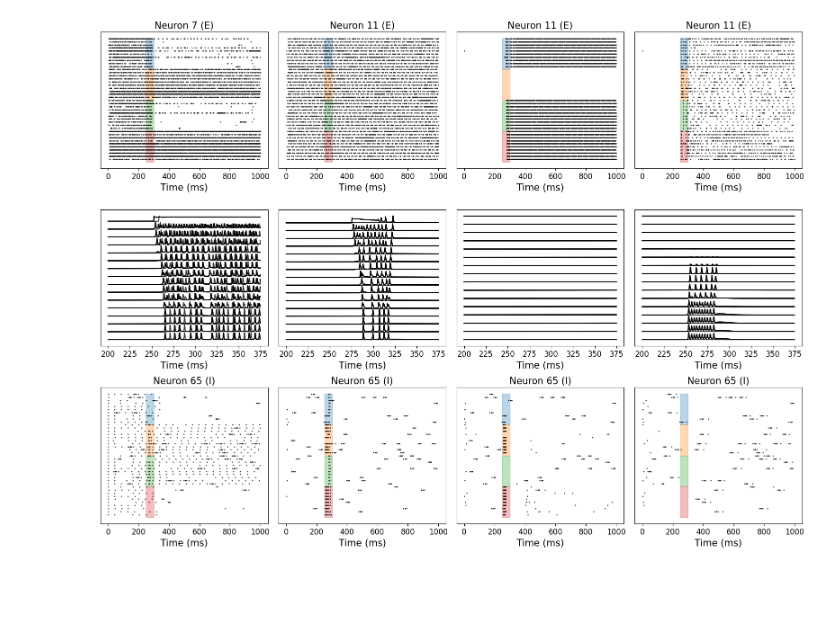
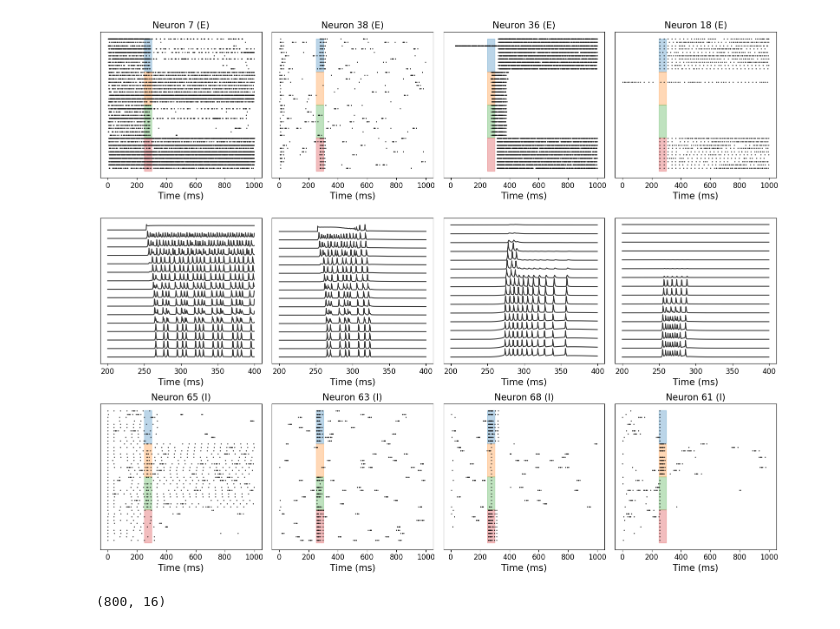
Before and after one commit to ntolley/dendractor, a Jupyter notebook: figures/plot_single_cell_response.ipynb, the cells around one changed output. Cells and saved outputs as stored; diff of their text form; code cells hidden in the pictures; blank space fills up the shorter version.

Commit message:
good setup for singleneuron figure

```diff
--- a/figures/plot_single_cell_response.ipynb
+++ b/figures/plot_single_cell_response.ipynb
@@ -95,13 +97,14 @@ config_list = [
     ]
 
 
-E_cell_indices = [7, 11, 11, 11]
-I_cell_indices = [65, 65, 65, 65]
+E_cell_indices = [7, 38, 36, 18]
+I_cell_indices = [65, 63, 68, 61]
 
-ephys_cell_indices = [4, 26, 26, 26]
+ephys_cell_indices = [4, 8, 28, 8]
 
 cell_groups = [E_cell_indices, I_cell_indices]
 
+cmap = mpl.colormaps['magma']
 
 ticksize = 12
 labelsize = 15
@@ -109,7 +112,7 @@ voltage_spacing = 130
 num_comps = 16
 
 sample_start = 800
-sample_stop = 1500
+sample_stop = 1600
 
 num_repeats = 10
 cond_order = [0,1,2,3]
@@ -119,22 +122,24 @@ for cond_idx in range(num_cond):
         trial_indices.append((repeat_idx * num_cond) + cond_idx)
 
 
-plt.figure(figsize=(16, 12))
+plt.figure(figsize=(16, 13))
 for config_idx, name in enumerate(config_list):
     output_array = cell_ephys_dict[name]['output_array']
 
     #___Plot membrane potential traces___
-    for cell_idx in ephys_cell_indices:
-        plt.subplot(3, 4, (config_idx + 4) + 1)
-        comp_start_idx = cell_idx * num_comps
-        comp_end_idx = comp_start_idx + num_comps
+    cell_idx = ephys_cell_indices[config_idx]
+    plt.subplot(3, 4, (config_idx + 4) + 1)
+    comp_start_idx = cell_idx * num_comps
+    comp_end_idx = comp_start_idx + num_comps
 
-        voltages = output_array[0, comp_start_idx:comp_end_idx, :-1]
+    voltages = output_array[1, comp_start_idx:comp_end_idx, :-1]
+    plot_voltages = voltages[:, sample_start:sample_stop].T + np.arange(num_comps) * voltage_spacing
 
-        _ = plt.plot(time_vec[sample_start:sample_stop], voltages[:, sample_start:sample_stop].T + np.arange(num_comps) * voltage_spacing, color='k', alpha=0.8)
-        plt.xlabel('Time (ms)', fontsize=labelsize)
-        plt.xticks(fontsize=ticksize)
-        _ = plt.yticks([])
+    _ = plt.plot(time_vec[sample_start:sample_stop], plot_voltages,
+                    color='k', alpha=0.8)
+    plt.xlabel('Time (ms)', fontsize=labelsize)
+    plt.xticks(fontsize=ticksize)
+    _ = plt.yticks([])
 
     for group_idx, cell_indices in enumerate(cell_groups):
         cell_idx = cell_indices[config_idx]
@@ -152,34 +157,38 @@ for config_idx, name in enumerate(config_list):
 
         for row_idx, trial_idx in enumerate(trial_indices):
             st_trial = st_data[cell_idx][trial_idx] * dt
             y_pos = np.repeat(row_idx, len(st_trial))
             plt.scatter(st_trial, y_pos, color='k', s=0.5)
 
         cond_colors = [0,1,2,3]
         cond_labels = ['(-1,-1)', '(1,1)', '(-1,1)', '(1,-1)']
         for cond_idx in range(num_cond):
             y_offset = 0
             label = None
             if cond_idx > 3:
                 y_offset = 10
                 label = cond_labels[cond_idx]
 
             y1 = num_repeats * cond_idx - 0.1 + y_offset
             y2 = y1 + num_repeats
             plt.fill_between(x=[250, 300], y1=y1, y2=y2, zorder=-0.9, alpha=0.3, color=f'C{cond_colors[cond_idx]}', label=label)
         plt.xlim(-50, 1050)
 
         _ = plt.yticks([])
         _ = plt.xticks(fontsize=ticksize)
 
         plt.xlabel('Time (ms)', fontsize=labelsize)
         plt.title(f'Neuron {cell_idx} ({st_data_labels[cell_idx]})', fontsize=labelsize)
         # plt.legend()
         plt.gca().invert_yaxis()
 
 plt.tight_layout()
 # %% [output]
-[figure, old version]
+[figure, new version]
+# %%
+plot_voltages.shape
+# %% [output]
+(800, 16)
 # %%
 ticksize = 12
 labelsize = 15
```
Also changed, not shown: parts of 3 cells of this notebook, 1 other file.
